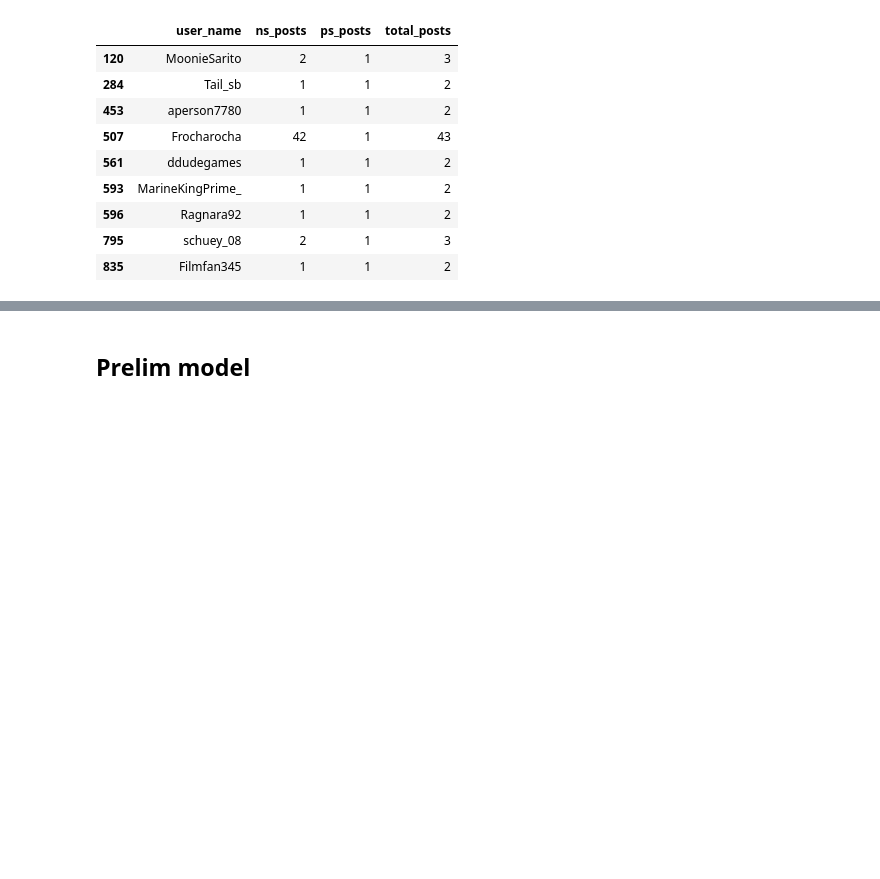
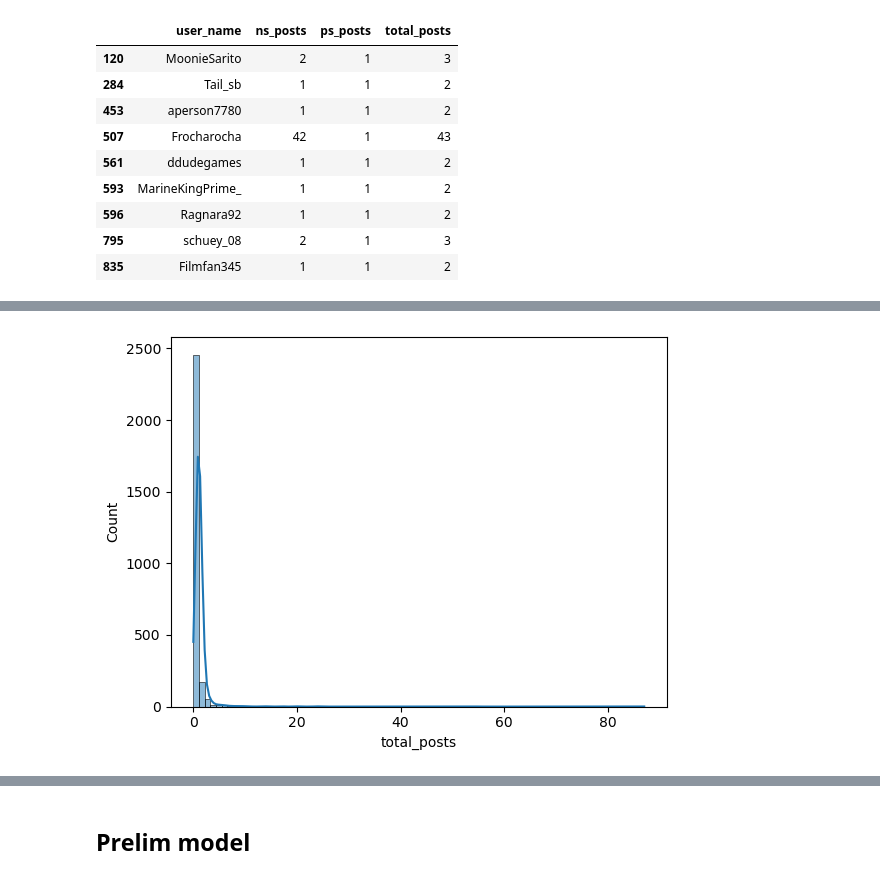
Before and after one commit to Luke-zm/DSI_Proj, a Jupyter notebook: project_3/code/data_eda.ipynb, the cells around one changed output, grey strips where cells are left out. Cells and saved outputs as stored; diff of their text form; code cells hidden in the pictures; blank space fills up the shorter version.

```diff
--- a/project_3/code/data_eda.ipynb
+++ b/project_3/code/data_eda.ipynb
@@ -335,0 +371,4 @@ user_posts_df.loc[(user_posts_df['ps_posts'] != 0) & (user_posts_df['ns_posts']
+# %%
+sns.histplot(data=user_posts_df, x="total_posts", kde=True, bins=80);
+# %% [output]
+[figure, added]
```
Also changed, not shown: parts of 30 cells of this notebook.
